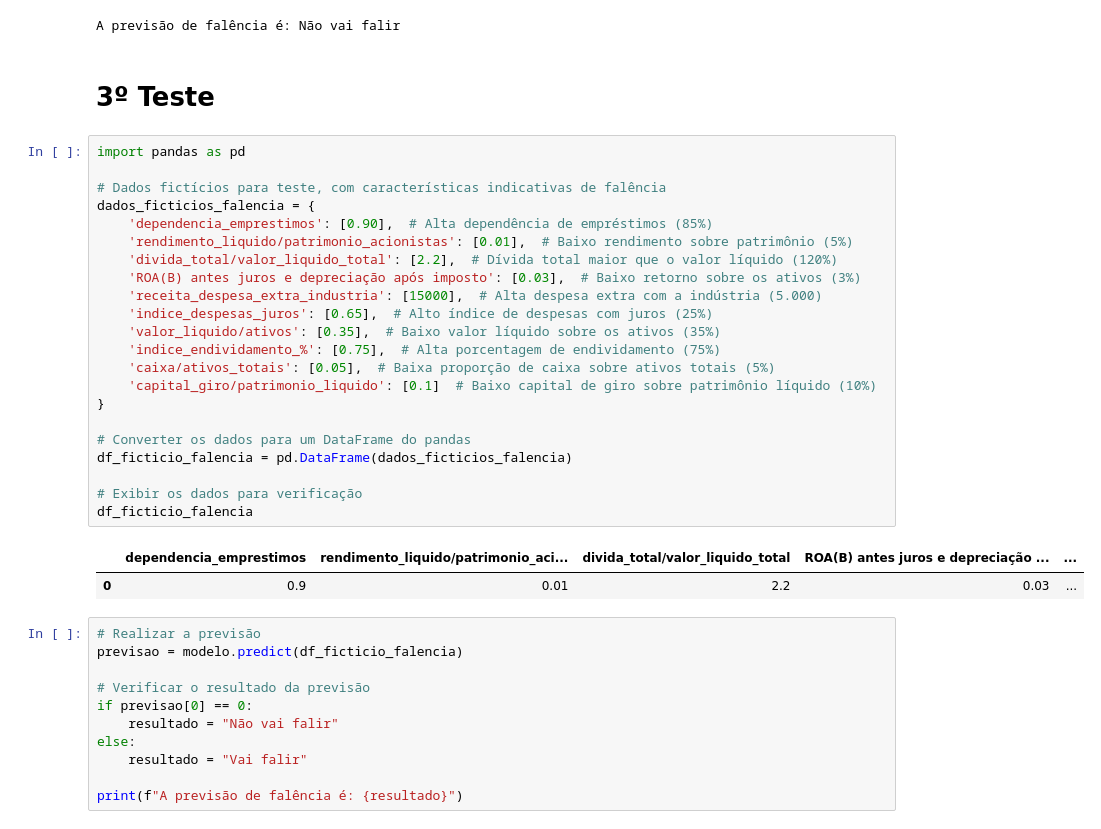
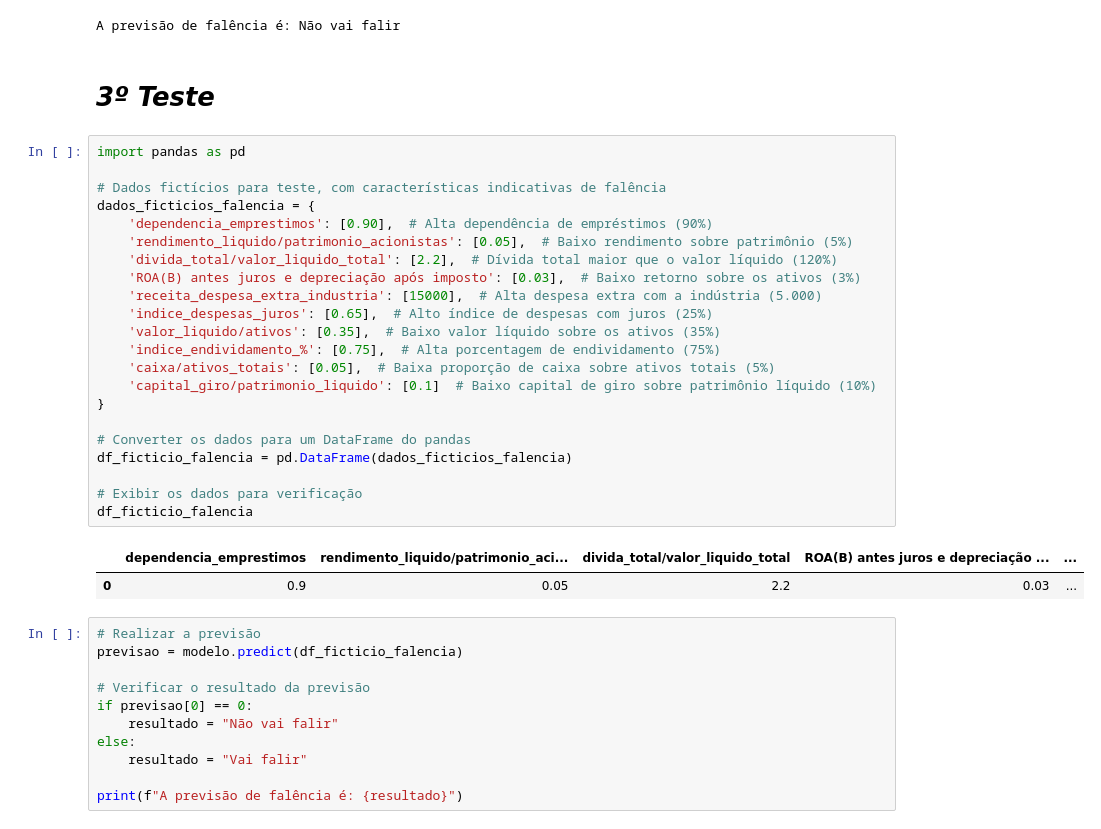
Before and after one commit to lucasm9140/project_final, a Jupyter notebook: projeto_final_finalmente (1).ipynb, the cells around one changed output. Saved outputs shown, nothing was run; the diff lists cells and outputs as text.

```diff
--- a/projeto_final_finalmente (1).ipynb
+++ b/projeto_final_finalmente (1).ipynb
@@ -2239,32 +1978,32 @@ print(f"A previsão de falência é: {resultado}")
 # %% [output]
 A previsão de falência é: Não vai falir
 # %% [markdown]
-# 3º Teste
+# *3º Teste*
 # %%
 import pandas as pd
 
 # Dados fictícios para teste, com características indicativas de falência
 dados_ficticios_falencia = {
-    'dependencia_emprestimos': [0.90],  # Alta dependência de empréstimos (85%)
-    'rendimento_liquido/patrimonio_acionistas': [0.01],  # Baixo rendimento sobre patrimônio (5%)
+    'dependencia_emprestimos': [0.90],  # Alta dependência de empréstimos (90%)
+    'rendimento_liquido/patrimonio_acionistas': [0.05],  # Baixo rendimento sobre patrimônio (5%)
     'divida_total/valor_liquido_total': [2.2],  # Dívida total maior que o valor líquido (120%)
     'ROA(B) antes juros e depreciação após imposto': [0.03],  # Baixo retorno sobre os ativos (3%)
     'receita_despesa_extra_industria': [15000],  # Alta despesa extra com a indústria (5.000)
     'indice_despesas_juros': [0.65],  # Alto índice de despesas com juros (25%)
     'valor_liquido/ativos': [0.35],  # Baixo valor líquido sobre os ativos (35%)
     'indice_endividamento_%': [0.75],  # Alta porcentagem de endividamento (75%)
     'caixa/ativos_totais': [0.05],  # Baixa proporção de caixa sobre ativos totais (5%)
     'capital_giro/patrimonio_liquido': [0.1]  # Baixo capital de giro sobre patrimônio líquido (10%)
 }
 
 # Converter os dados para um DataFrame do pandas
 df_ficticio_falencia = pd.DataFrame(dados_ficticios_falencia)
 
 # Exibir os dados para verificação
 df_ficticio_falencia
 # %% [output]
 |  | dependencia_emprestimos | rendimento_liquido/patrimonio_aci... | divida_total/valor_liquido_total | ROA(B) antes juros e depreciação ... | ... |
-| 0 | 0.9 | 0.01 | 2.2 | 0.03 | ... |
+| 0 | 0.9 | 0.05 | 2.2 | 0.03 | ... |
 # %%
 # Realizar a previsão
 previsao = modelo.predict(df_ficticio_falencia)
```
Also changed, not shown: parts of 42 cells of this notebook.
